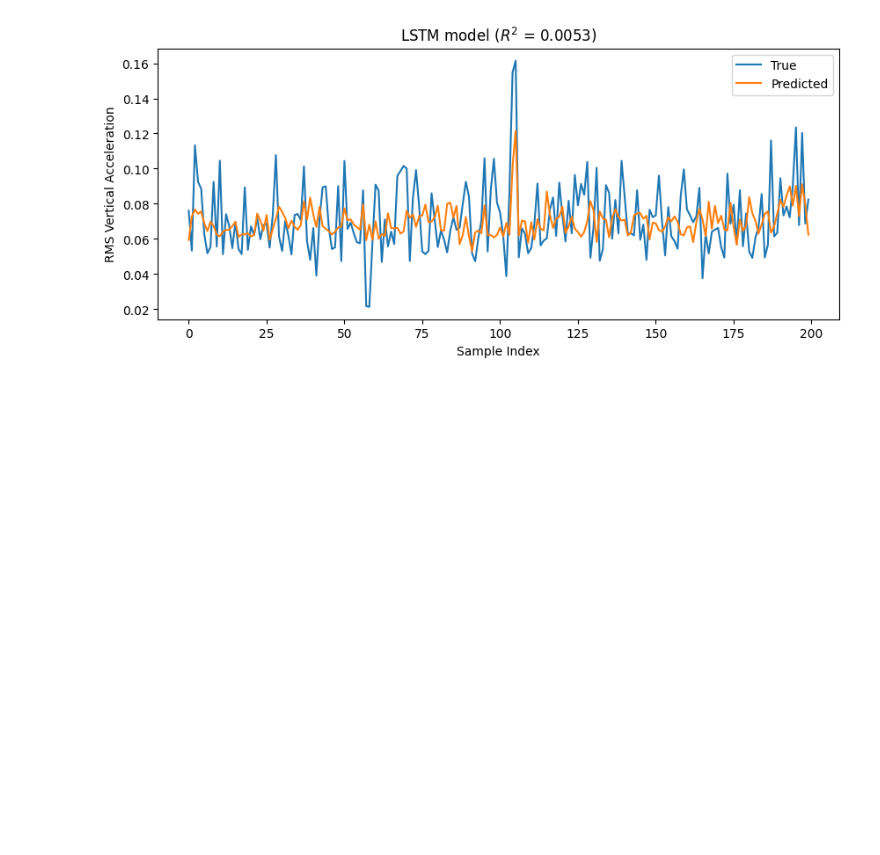
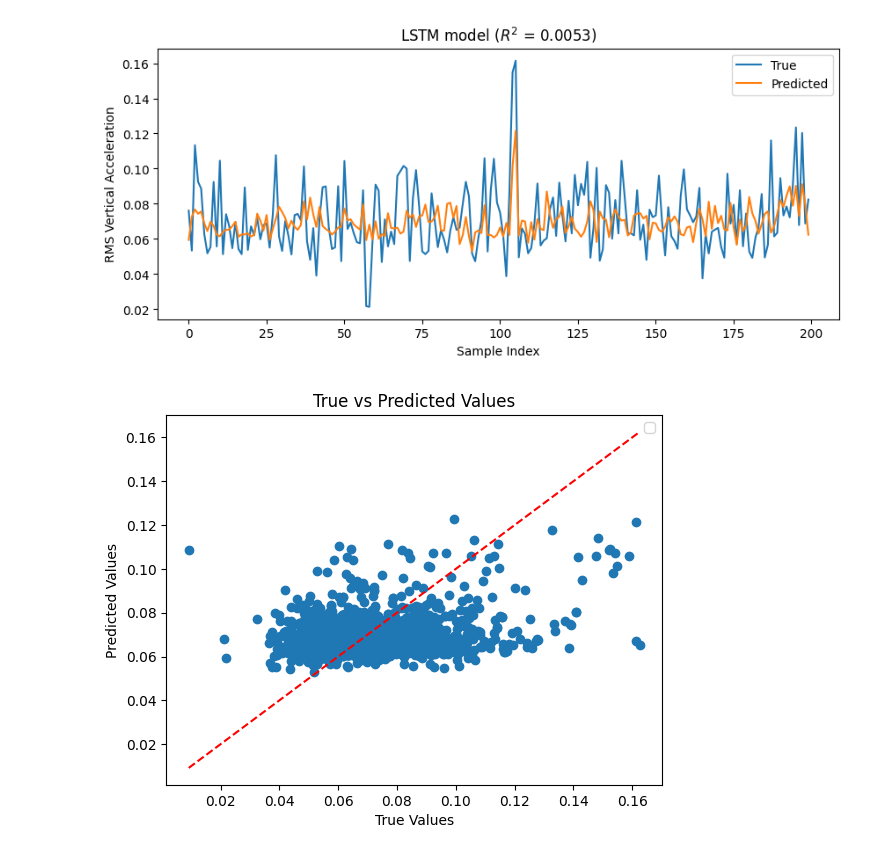
Before and after one commit to Rallermus/AppML-Final-Project, a Jupyter notebook: Rasmus/LSTMRasmus.ipynb, the cells around one changed output. Drawn from its saved outputs; the diff is of its cells as text; code cells hidden in the pictures; blank space fills up the shorter version.

```diff
--- a/Rasmus/LSTMRasmus.ipynb
+++ b/Rasmus/LSTMRasmus.ipynb
@@ -289,3 +289,12 @@ plt.show()
 [figure]
 # %%
 plt.plot(y_test, y_pred, 'o')
+plt.plot([y_test.min(), y_test.max()], [y_test.min(), y_test.max()], 'r--')
+plt.xlabel('True Values')
+plt.ylabel('Predicted Values')
+plt.title('True vs Predicted Values')
+plt.savefig('lstm_scatter.png')
+plt.legend()
+plt.show()
+# %% [output]
+[figure, added]
```
Also changed, not shown: 1 other file.
